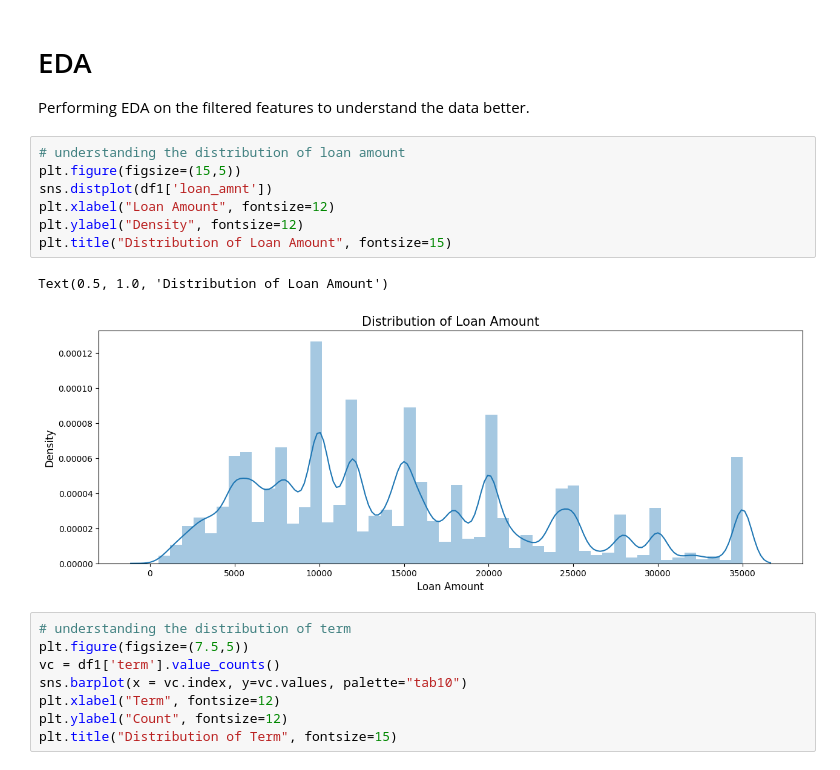
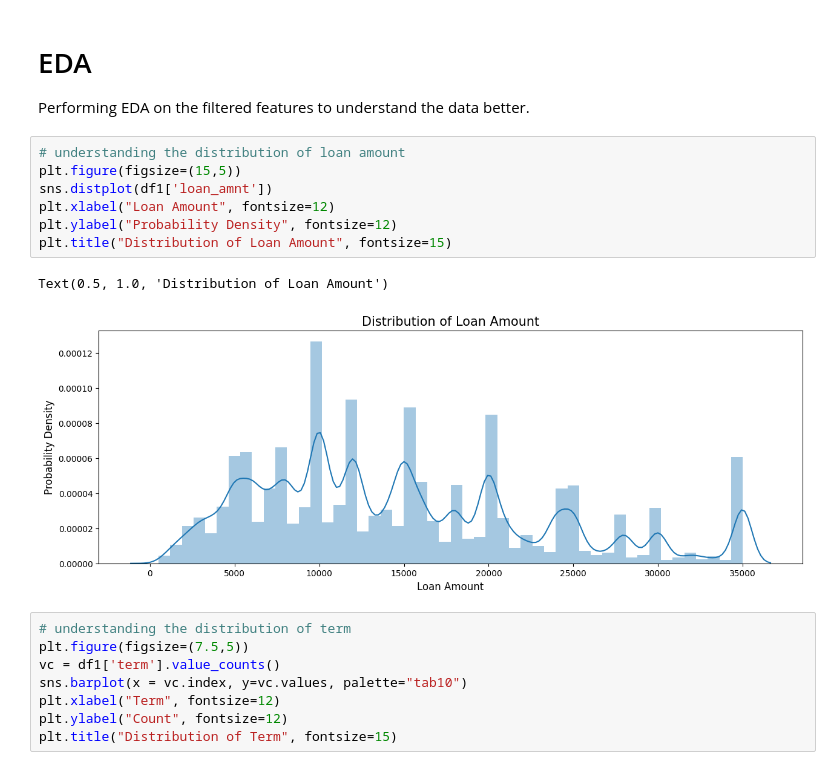
Before and after one commit to pranavsai-98/Credit_risk, a Jupyter notebook: src/N1.ipynb, the cells around one changed output. Drawn from its saved outputs; the diff is of its cells as text.

```diff
--- a/src/N1.ipynb
+++ b/src/N1.ipynb
@@ -207,13 +189,13 @@ Performing EDA on the filtered features to understand the data better.
 # %%
 # understanding the distribution of loan amount
 plt.figure(figsize=(15,5))
 sns.distplot(df1['loan_amnt'])
 plt.xlabel("Loan Amount", fontsize=12)
-plt.ylabel("Density", fontsize=12)
+plt.ylabel("Probability Density", fontsize=12)
 plt.title("Distribution of Loan Amount", fontsize=15)
 # %% [output]
 Text(0.5, 1.0, 'Distribution of Loan Amount')
-[figure, old version]
+[figure, new version]
 # %%
 # understanding the distribution of term
 plt.figure(figsize=(7.5,5))
```
Also changed, not shown: parts of 10 cells of this notebook, 1 other file.
